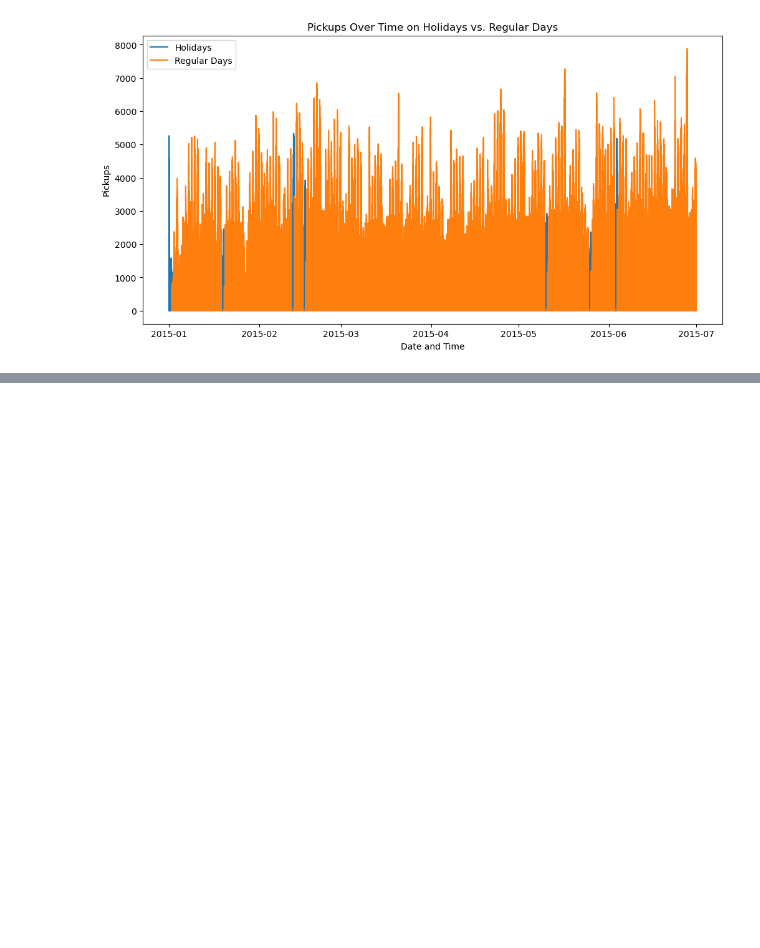
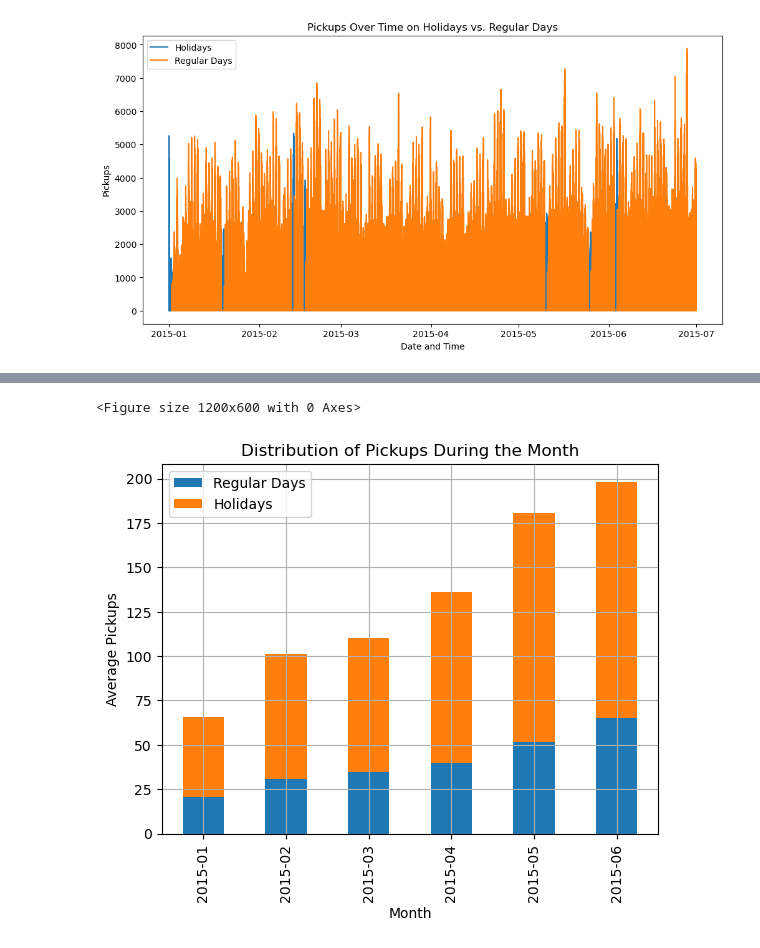
Before and after one commit to Jherza-X/Project1-Group9, a Jupyter notebook: Uber-Weather-Project/project-1 - Q4.ipynb, the cells around one changed output, grey strips where cells are left out. Cells and saved outputs as stored; diff of their text form; code cells hidden in the pictures; blank space fills up the shorter version.

```diff
--- a/Uber-Weather-Project/project-1 - Q4.ipynb
+++ b/Uber-Weather-Project/project-1 - Q4.ipynb
@@ -157,0 +428,22 @@ plt.show()
+# %%
+
+counter = counter.drop('is_holiday', axis=1)
+
+# Create a new column 'is_holiday' based on the 'Holiday' column
+counter['is_holiday'] = counter['Holiday'].apply(lambda x: 1 if x == 'Y' else 0)
+counter
+# Group the data by month and holiday status and calculate the average pickups
+monthly_pickups = counter.groupby(['Month', 'is_holiday'])['pickups'].mean().unstack()
+
+# Plot the distribution of pickups during the month for regular days and holidays
+plt.figure(figsize=(12, 6))
+monthly_pickups.plot(kind='bar', stacked=True)
+plt.title('Distribution of Pickups During the Month')
+plt.xlabel('Month')
+plt.ylabel('Average Pickups')
+plt.legend(['Regular Days', 'Holidays'])
+plt.grid(True)
+plt.show()
+# %% [output]
+<Figure size 1200x600 with 0 Axes>
+[figure, added]
```
Also changed, not shown: parts of 20 cells of this notebook.
